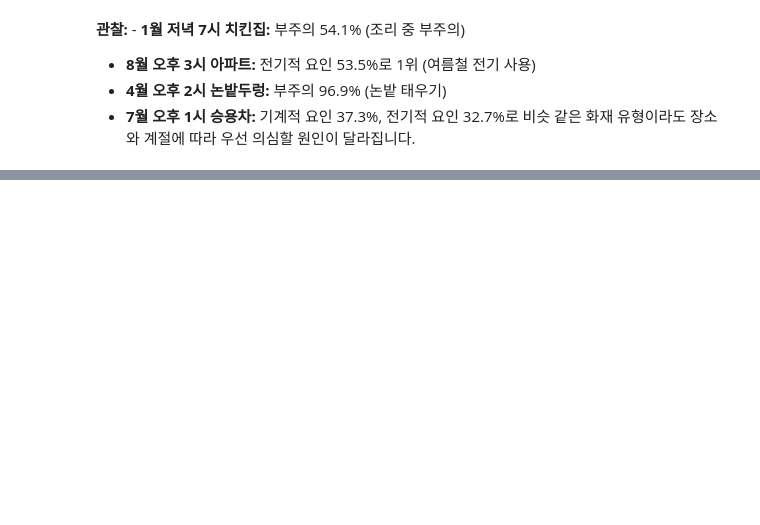
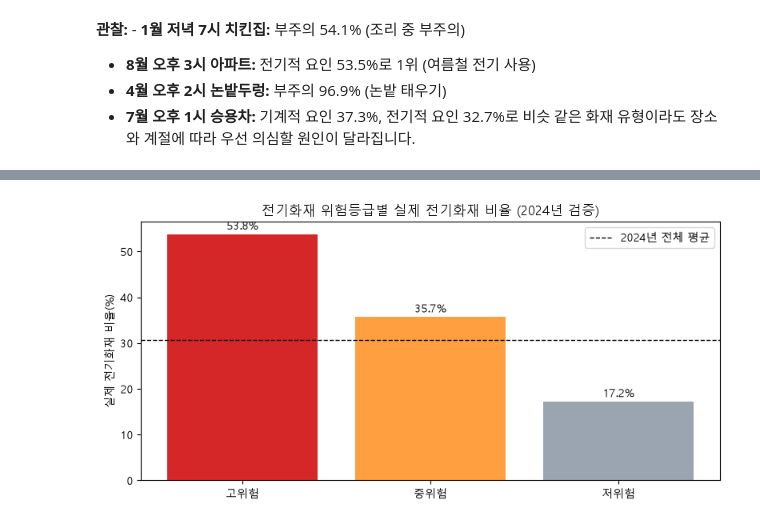
Before and after one commit to yzihun0123/fire-cause-prediction, a Jupyter notebook: fire_cause_project.ipynb, the cells around one changed output, grey strips where cells are left out. Saved outputs shown, nothing was run; the diff lists cells and outputs as text; code cells hidden in the pictures; blank space fills up the shorter version.

```diff
--- a/fire_cause_project.ipynb
+++ b/fire_cause_project.ipynb
@@ -473,0 +913,28 @@ pd.DataFrame({k: scenario(*v) for k, v in examples.items()}).T
+# %%
+e_idx = CLASSES.index('전기적 요인')
+train_known = known[train_mask]
+# 장소 중분류별 전기화재 재산피해 중앙값 (만원), 건수가 적은 장소는 전체 중앙값으로 대체
+elec_train = train_known[train_known['cause_group'] == '전기적 요인']
+amount_by_place = elec_train.groupby('place_2')['damage'].agg(['median', 'size'])
+overall_amount = elec_train['damage'].median()
+amount_map = amount_by_place['median'].where(amount_by_place['size'] >= 30, overall_amount) / 10
+
+p_train = final_model.predict_proba(X_train)[:, e_idx]
+q_hi, q_mid = np.quantile(p_train, [0.8, 0.5])   # 상위 20% = 고위험, 그다음 30% = 중위험
+
+test_known = known[~train_mask].copy()
+test_known['p_elec'] = proba_final[:, e_idx]
+test_known['amount'] = test_known['place_2'].map(amount_map).fillna(overall_amount / 10)
+test_known['expected_loss'] = test_known['p_elec'] * test_known['amount']
+test_known['grade'] = np.select([test_known['p_elec'] >= q_hi, test_known['p_elec'] >= q_mid], ['고위험', '중위험'], '저위험')
+
+grade_df = test_known.groupby('grade').agg(
+    건수=('grade', 'size'),
+    실제_전기화재_비율=('cause_group', lambda s: (s == '전기적 요인').mean()),
+    평균_예측확률=('p_elec', 'mean'),
+    평균_피해금액_만원=('amount', 'mean'),
+    평균_예상손실_만원=('expected_loss', 'mean'),
+).reindex(['고위험', '중위험', '저위험'])
+grade_df['구분 기준'] = [f'전기 확률 ≥ {q_hi:.2f}', f'{q_mid:.2f} ≤ 확률 < {q_hi:.2f}', f'확률 < {q_mid:.2f}']
+print(f'2024년 전체 전기화재 비율: {(test_known["cause_group"] == "전기적 요인").mean():.1%}')
+grade_df.round(3)
@@ -473,0 +948,15 @@ pd.DataFrame({k: scenario(*v) for k, v in examples.items()}).T
+# %%
+# 등급별 실제 전기화재 비율 그래프
+fig, ax = plt.subplots(figsize=(8, 4))
+ax.bar(grade_df.index, grade_df['실제_전기화재_비율'] * 100, color=['#d62728', '#ff9f40', '#9aa5b1'])
+ax.axhline((test_known['cause_group'] == '전기적 요인').mean() * 100, color='black', linestyle='--', linewidth=1, label='2024년 전체 평균')
+for i, v in enumerate(grade_df['실제_전기화재_비율'] * 100):
+    ax.text(i, v + 1, f'{v:.1f}%', ha='center')
+ax.set_ylabel('실제 전기화재 비율(%)')
+ax.set_title('전기화재 위험등급별 실제 전기화재 비율 (2024년 검증)')
+ax.legend()
+plt.tight_layout()
+fig.savefig(os.path.join(OUT_DIR, '13_전기화재_위험등급.png'), dpi=200, bbox_inches='tight')
+plt.show()
+# %% [output]
+[figure, added]
```
Also changed, not shown: parts of 44 cells of this notebook, 6 other files.
